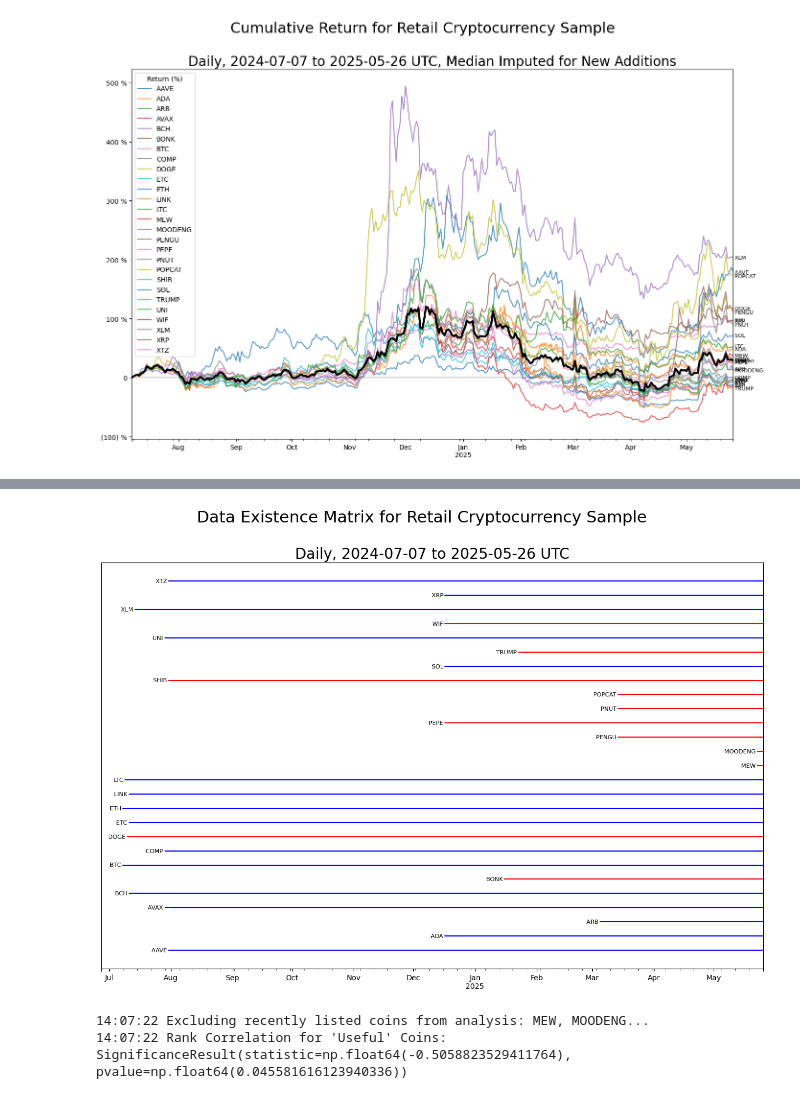
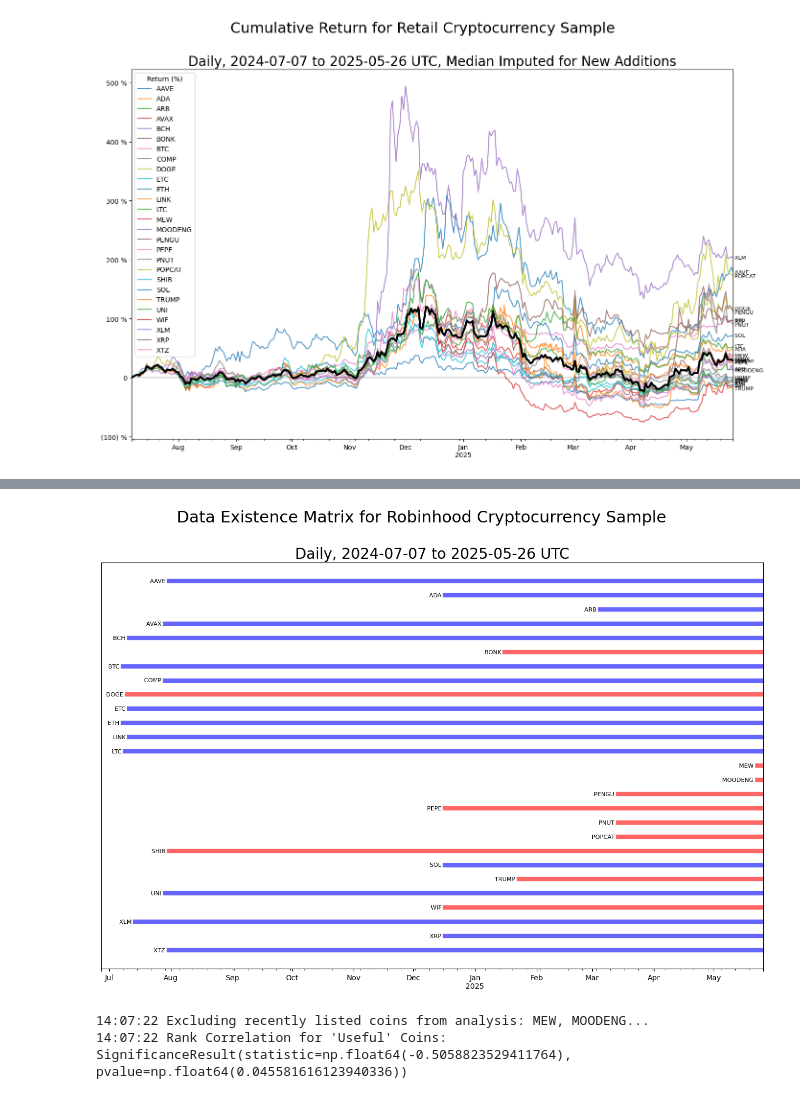
Before and after one commit to Farmhouse121/Financial-Data-Science-in-Python, a Jupyter notebook: Alphas/Retail_Crypto_Universe_Return_by_Ticker_Rank.ipynb, the cells around one changed output, grey strips where cells are left out. Cells and saved outputs as stored; diff of their text form; code cells hidden in the pictures.

```diff
--- a/Alphas/Retail_Crypto_Universe_Return_by_Ticker_Rank.ipynb
+++ b/Alphas/Retail_Crypto_Universe_Return_by_Ticker_Rank.ipynb
@@ -59,15 +59,20 @@ nprint("Wrote figure to '%s'." % filename)
 # %%
 # data existence matrix
 figure,plot=pl.subplots(figsize=(ten*GoldenRatio,ten))
-(df:=data.apply(lambda x:pd.Series(x.items(),index=x.index).apply(lambda y:np.nan if np.isnan(y[1]) else list(data.columns).index(y[0])),axis=1)).plot(ax=plot,legend=False,
-      color=list(map(lambda c:"red" if c in (meme_coins:="BONK,DOGE,PENGU,PEPE,PNUT,POPCAT,SHIB,TRUMP,WIF,MEW,MOODENG") else "blue",df.columns)))
+(df:=data.apply(lambda x:pd.Series(x.items(),index=x.index).apply(lambda y:np.nan if np.isnan(y[1]) else list(reversed(data.columns)).index(y[0])),axis=1)).plot(
+    ax=plot,
+    legend=False,
+    color=list(map(lambda c:"red" if c in (meme_coins:="BONK,DOGE,PENGU,PEPE,PNUT,POPCAT,SHIB,TRUMP,WIF,MEW,MOODENG") else "blue",df.columns)),
+    linewidth=6,
+    alpha=0.6
+)
 plot.set_xlabel(None)
 figure.suptitle(title:='Data Existence Matrix for Robinhood Cryptocurrency Sample',fontsize=22)
 plot.set_title(subtitle:="Daily, %s to %s UTC" % (data.index[0],data.index[-1]),fontsize=20)
 plot.yaxis.set_visible(False)
 
 for coin in data:
-    plot.text(x:=df[coin].first_valid_index(),y:=df.loc[x,coin],coin+' ',fontsize=8,ha='right',va='center')
+    plot.text(x:=df[coin].first_valid_index(),y:=df.loc[x,coin],coin+'  ',fontsize=8,ha='right',va='center')
 
 plot.set_xlim(df.index[0]-10,None)
 figure.savefig(filename:=title+(filetype:='.png'),dpi=300,bbox_inches='tight')
@@ -77,4 +82,4 @@ nprint("Wrote figure to '%s'." % filename)
-[figure, old version]
+[figure, new version]
 # %%
 from scipy.stats import spearmanr,norm
 from statsmodels.api import OLS
```
Also changed, not shown: parts of 1 cell of this notebook.
